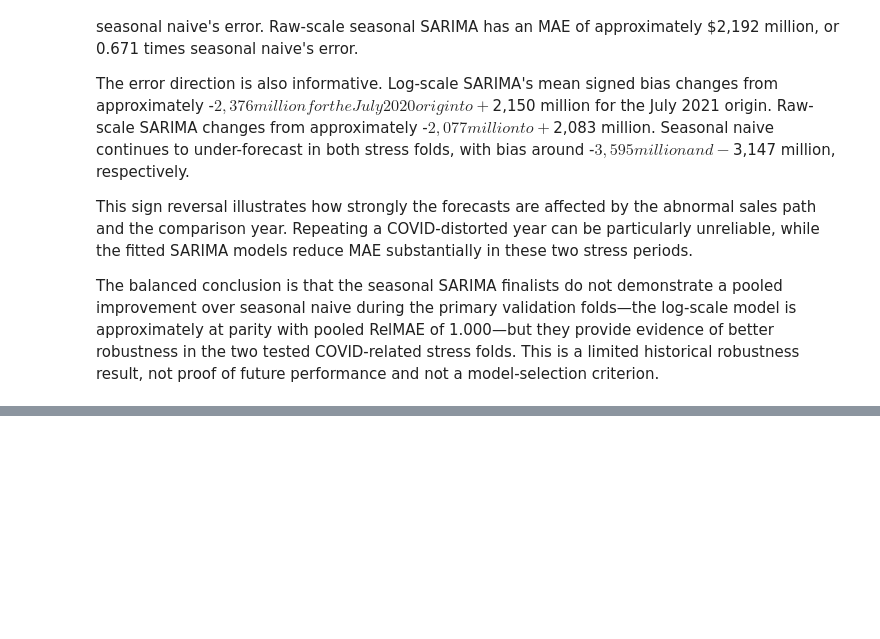
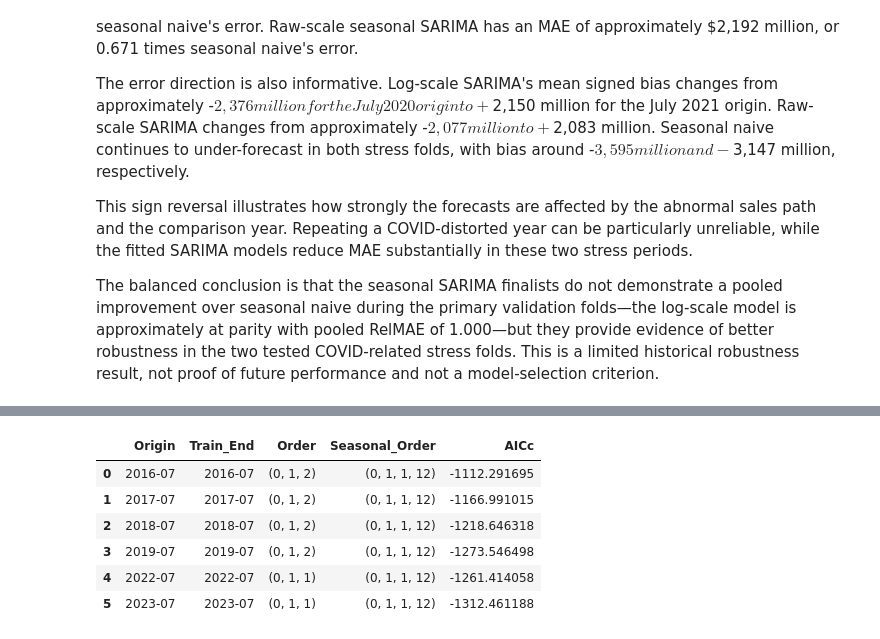
Before and after one commit to mo-alsafi/apparel-sales-forecasting, a Jupyter notebook: notebooks/modeling.ipynb, the cells around one changed output, grey strips where cells are left out. Saved outputs shown, nothing was run; the diff lists cells and outputs as text; code cells hidden in the pictures; blank space fills up the shorter version.

Commit message:
intial phase 5

```diff
--- a/notebooks/modeling.ipynb
+++ b/notebooks/modeling.ipynb
@@ -1212,0 +2769,51 @@ display(
+# %%
+
+# Select the no-regressor SARIMA order from each validation fold's
+# training data only. This follows Phase 4's AICc-based selection.
+
+phase4_spec_by_origin = {}
+spec_rows = []
+
+for fold in get_forecast_folds(
+    VALIDATION_ORIGINS,
+    data_end=y.index.max(),
+):
+    train = y.loc[:fold["train_end"]]
+
+    _, spec = fit_sarima_for_diagnostics(
+        train,
+        transform="log",
+    )
+
+    origin_key = (
+        fold["origin"]
+        .to_period("M")
+        .to_timestamp()
+    )
+
+    phase4_spec_by_origin[origin_key] = {
+        "order": tuple(spec["order"]),
+        "seasonal_order": tuple(spec["seasonal_order"]),
+    }
+
+    spec_rows.append({
+        "Origin": origin_key.strftime("%Y-%m"),
+        "Train_End": fold["train_end"].strftime("%Y-%m"),
+        "Order": tuple(spec["order"]),
+        "Seasonal_Order": tuple(spec["seasonal_order"]),
+        "AICc": spec["aicc"],
+    })
+
+phase4_spec_table = pd.DataFrame(spec_rows)
+
+display(phase4_spec_table)
+
+assert len(phase4_spec_by_origin) == 6
+# %% [output]
+|  | Origin | Train_End | Order | Seasonal_Order | AICc |
+| 0 | 2016-07 | 2016-07 | (0, 1, 2) | (0, 1, 1, 12) | -1112.291695 |
+| 1 | 2017-07 | 2017-07 | (0, 1, 2) | (0, 1, 1, 12) | -1166.991015 |
+| 2 | 2018-07 | 2018-07 | (0, 1, 2) | (0, 1, 1, 12) | -1218.646318 |
+| 3 | 2019-07 | 2019-07 | (0, 1, 2) | (0, 1, 1, 12) | -1273.546498 |
+| 4 | 2022-07 | 2022-07 | (0, 1, 1) | (0, 1, 1, 12) | -1261.414058 |
+| 5 | 2023-07 | 2023-07 | (0, 1, 1) | (0, 1, 1, 12) | -1312.461188 |
```
Also changed, not shown: parts of 18 cells of this notebook, 10 other files.
